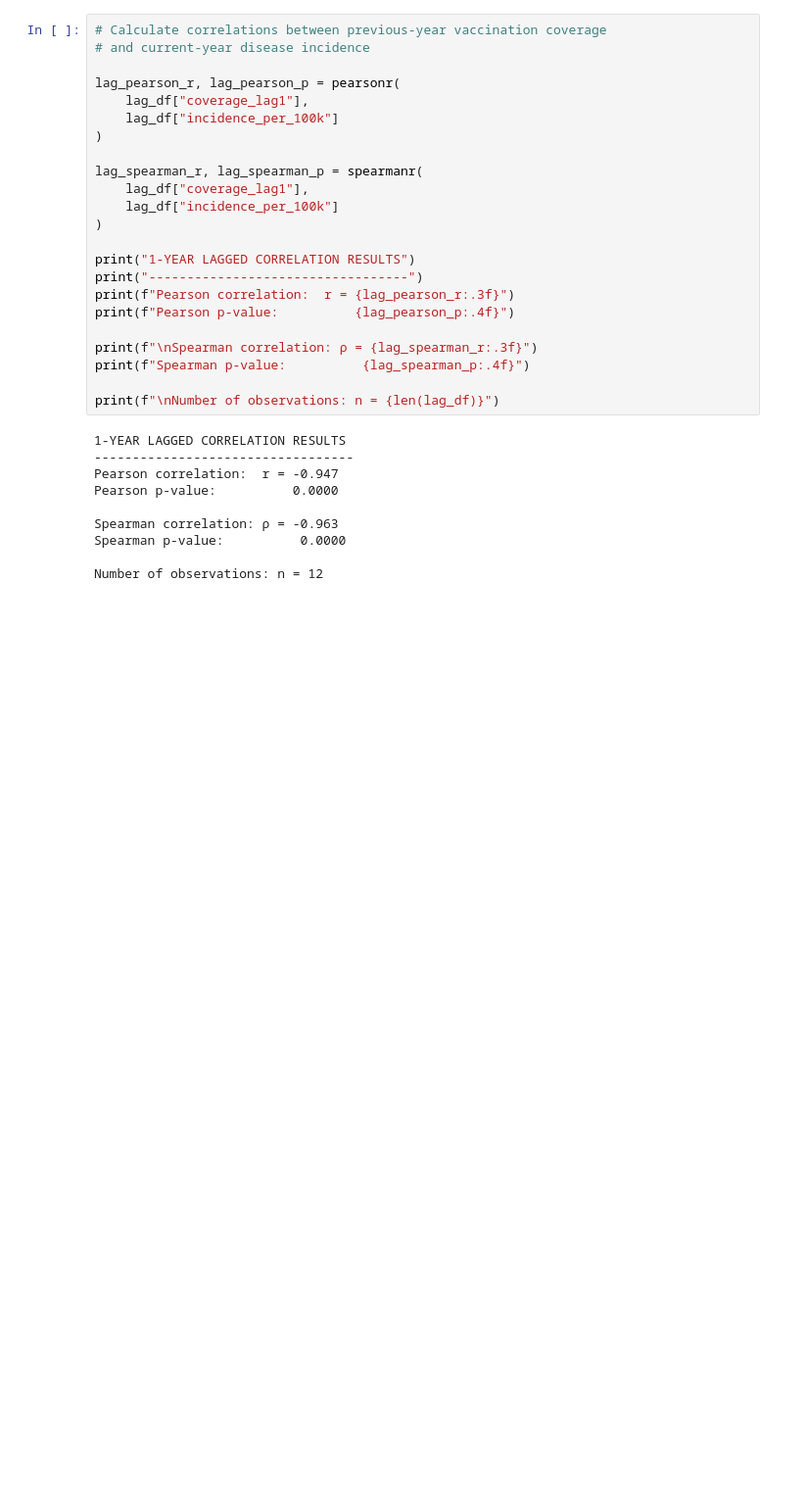
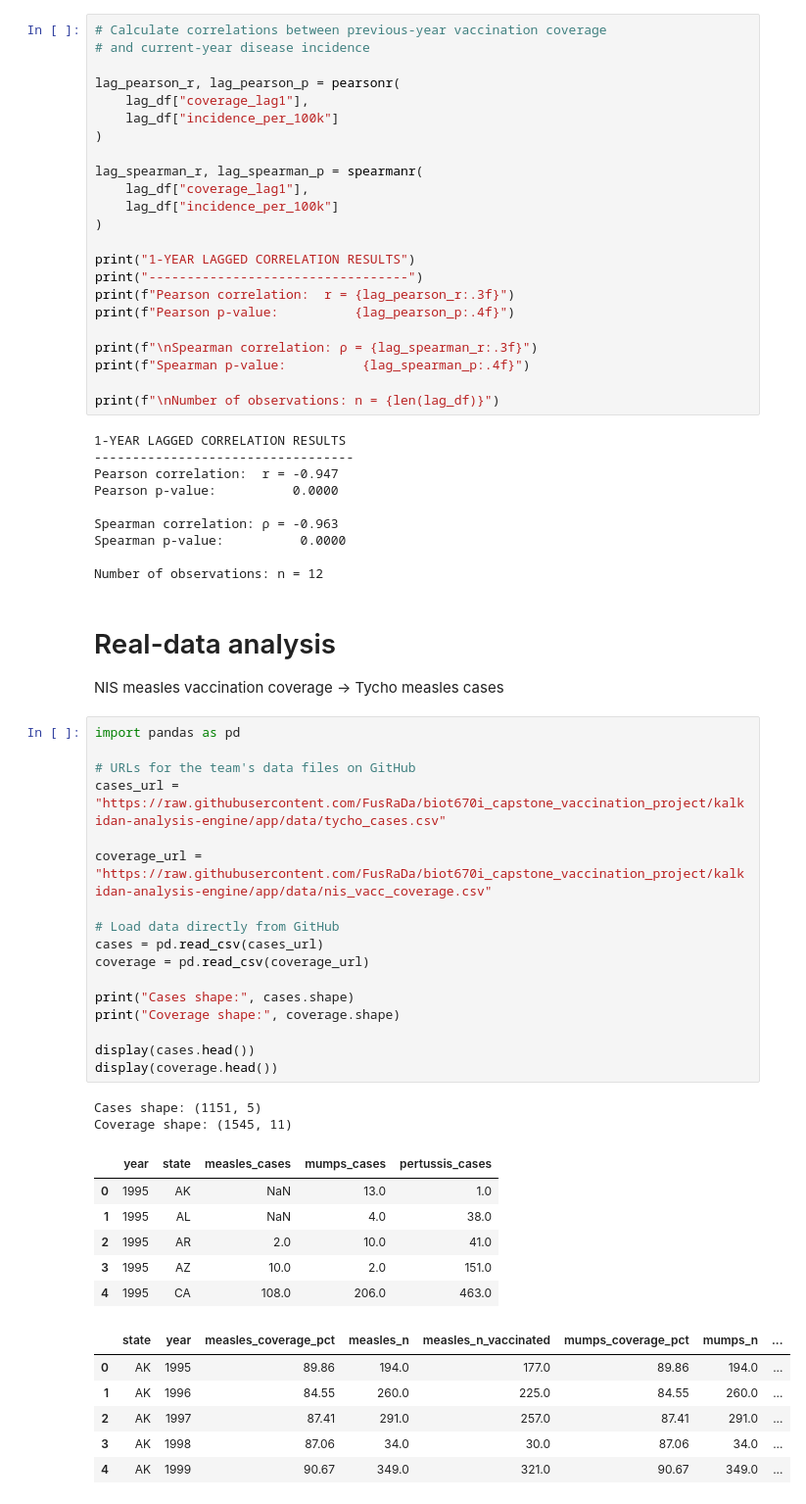
Before and after one commit to FusRaDa/biot670i_capstone_vaccination_project, a Jupyter notebook: perin_notebooks/analysis_engine.ipynb, the cells around one changed output. Shown at 98% size. Saved outputs shown, nothing was run; the diff lists cells and outputs as text; blank space fills up the shorter version.

```diff
--- a/perin_notebooks/analysis_engine.ipynb
+++ b/perin_notebooks/analysis_engine.ipynb
@@ -281,3 +281,38 @@ Spearman correlation: ρ = -0.963
 Spearman p-value:          0.0000
 
 Number of observations: n = 12
+# %% [markdown]
+# Real-data analysis
+NIS measles vaccination coverage → Tycho measles cases
+# %%
+import pandas as pd
+
+# URLs for the team's data files on GitHub
+cases_url = "https://raw.githubusercontent.com/FusRaDa/biot670i_capstone_vaccination_project/kalkidan-analysis-engine/app/data/tycho_cases.csv"
+
+coverage_url = "https://raw.githubusercontent.com/FusRaDa/biot670i_capstone_vaccination_project/kalkidan-analysis-engine/app/data/nis_vacc_coverage.csv"
+
+# Load data directly from GitHub
+cases = pd.read_csv(cases_url)
+coverage = pd.read_csv(coverage_url)
+
+print("Cases shape:", cases.shape)
+print("Coverage shape:", coverage.shape)
+
+display(cases.head())
+display(coverage.head())
+# %% [output]
+Cases shape: (1151, 5)
+Coverage shape: (1545, 11)
+|  | year | state | measles_cases | mumps_cases | pertussis_cases |
+| 0 | 1995 | AK | NaN | 13.0 | 1.0 |
+| 1 | 1995 | AL | NaN | 4.0 | 38.0 |
+| 2 | 1995 | AR | 2.0 | 10.0 | 41.0 |
+| 3 | 1995 | AZ | 10.0 | 2.0 | 151.0 |
+| 4 | 1995 | CA | 108.0 | 206.0 | 463.0 |
+|  | state | year | measles_coverage_pct | measles_n | measles_n_vaccinated | mumps_coverage_pct | mumps_n | ... |
+| 0 | AK | 1995 | 89.86 | 194.0 | 177.0 | 89.86 | 194.0 | ... |
+| 1 | AK | 1996 | 84.55 | 260.0 | 225.0 | 84.55 | 260.0 | ... |
+| 2 | AK | 1997 | 87.41 | 291.0 | 257.0 | 87.41 | 291.0 | ... |
+| 3 | AK | 1998 | 87.06 | 34.0 | 30.0 | 87.06 | 34.0 | ... |
+| 4 | AK | 1999 | 90.67 | 349.0 | 321.0 | 90.67 | 349.0 | ... |
```
Also changed, not shown: parts of 10 cells of this notebook.
